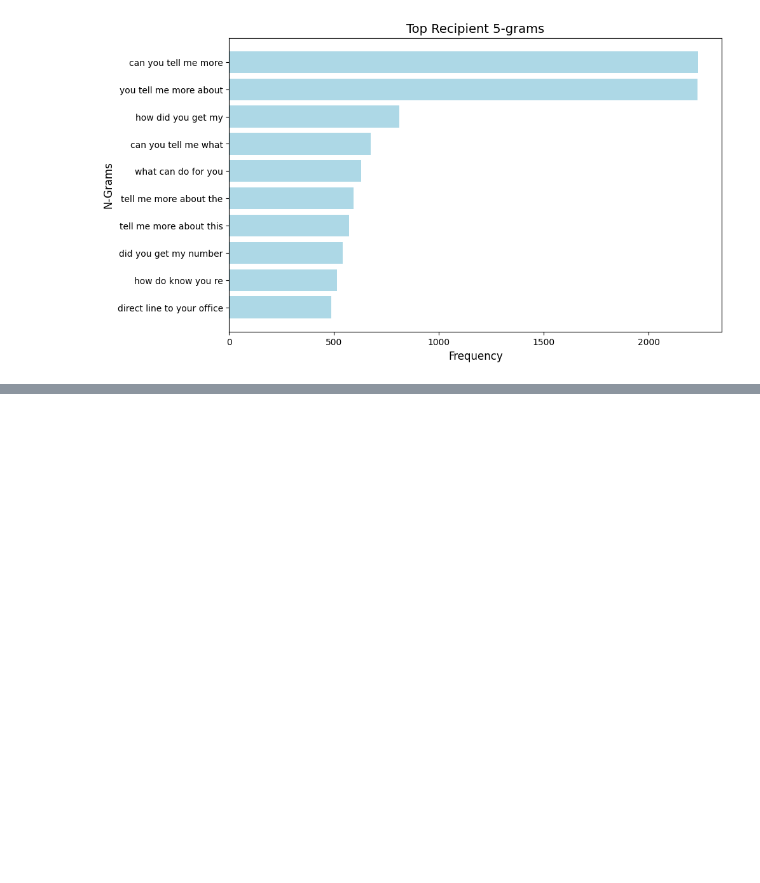
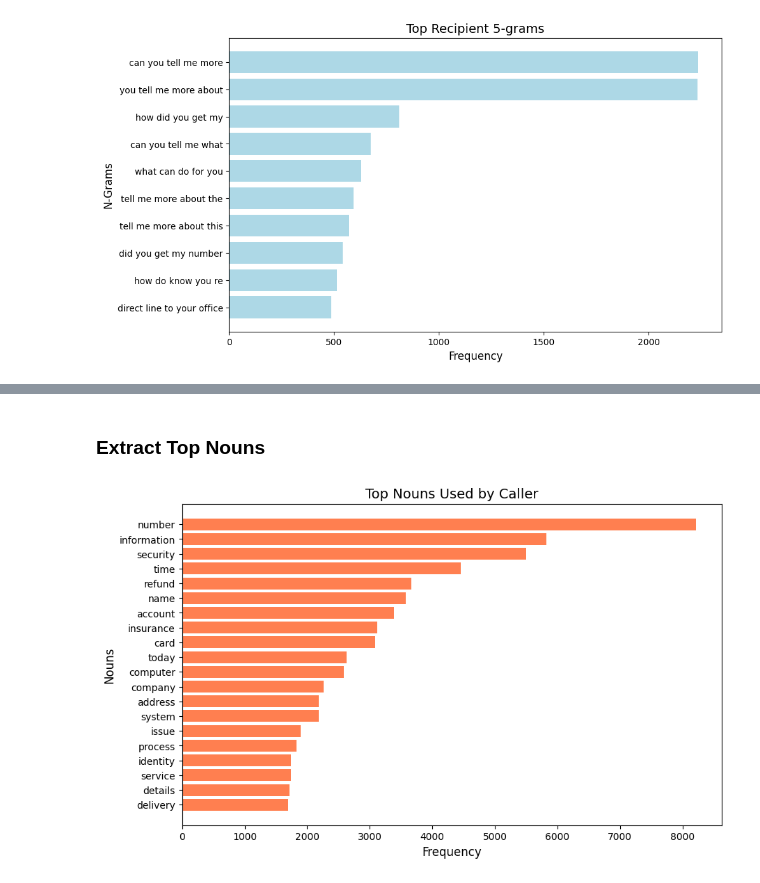
Before and after one commit to junxianyong/INF2008_P1-08, a Jupyter notebook: eda.ipynb, the cells around one changed output, grey strips where cells are left out. Saved outputs shown, nothing was run; the diff lists cells and outputs as text; code cells hidden in the pictures; blank space fills up the shorter version.

```diff
--- a/eda.ipynb
+++ b/eda.ipynb
@@ -330,0 +392,2 @@ You can definitely tell the difference in N-grams between the callers and recipi
+# %% [markdown]
+### Extract Top Nouns
@@ -330,0 +441,5 @@ You can definitely tell the difference in N-grams between the callers and recipi
+# %%
+top_caller_nouns = extract_top_nouns(dataset_df["caller_texts"], top_k=20)
+plot_top_nouns(top_caller_nouns, "Top Nouns Used by Caller")
+# %% [output]
+[figure, added]
```
Also changed, not shown: parts of 5 cells of this notebook.
